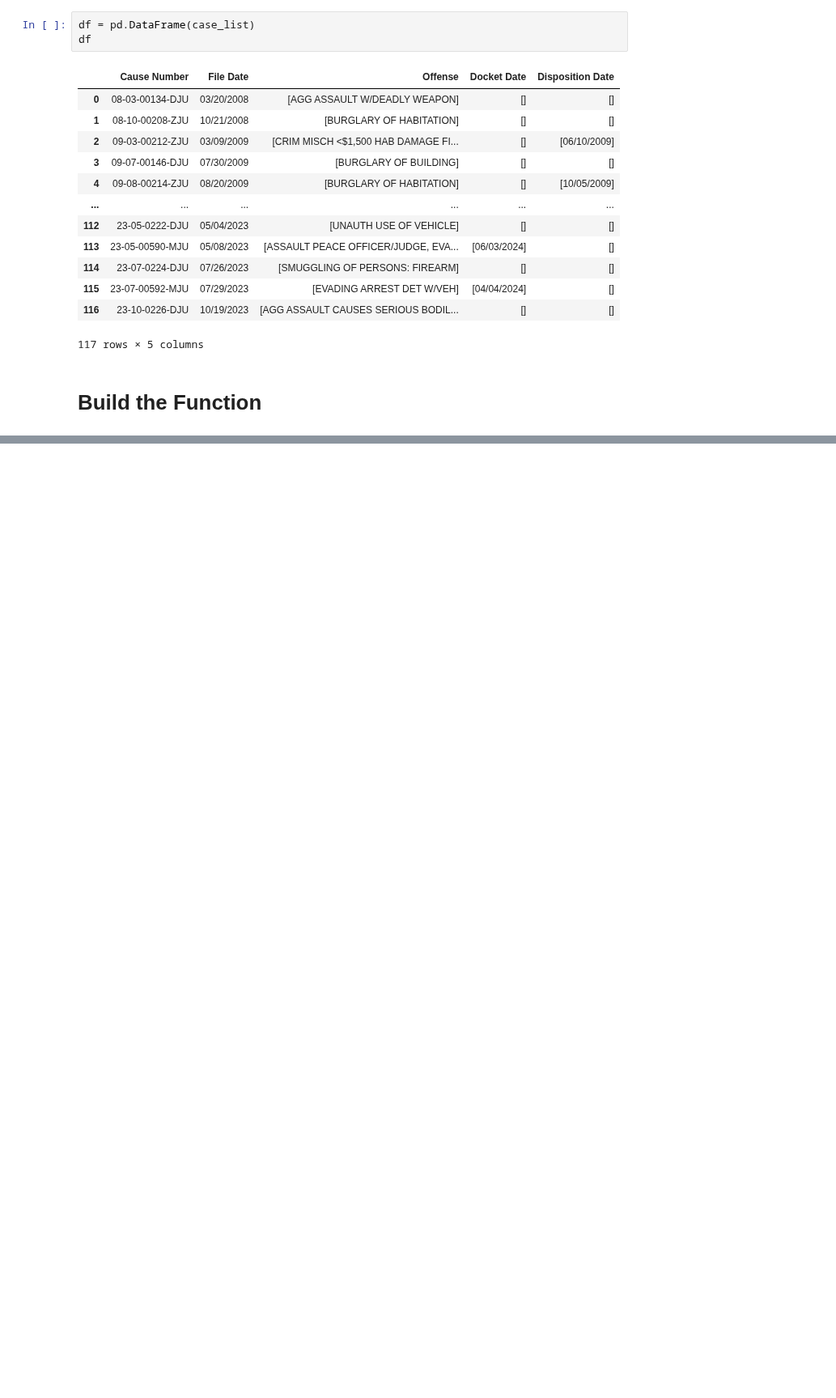
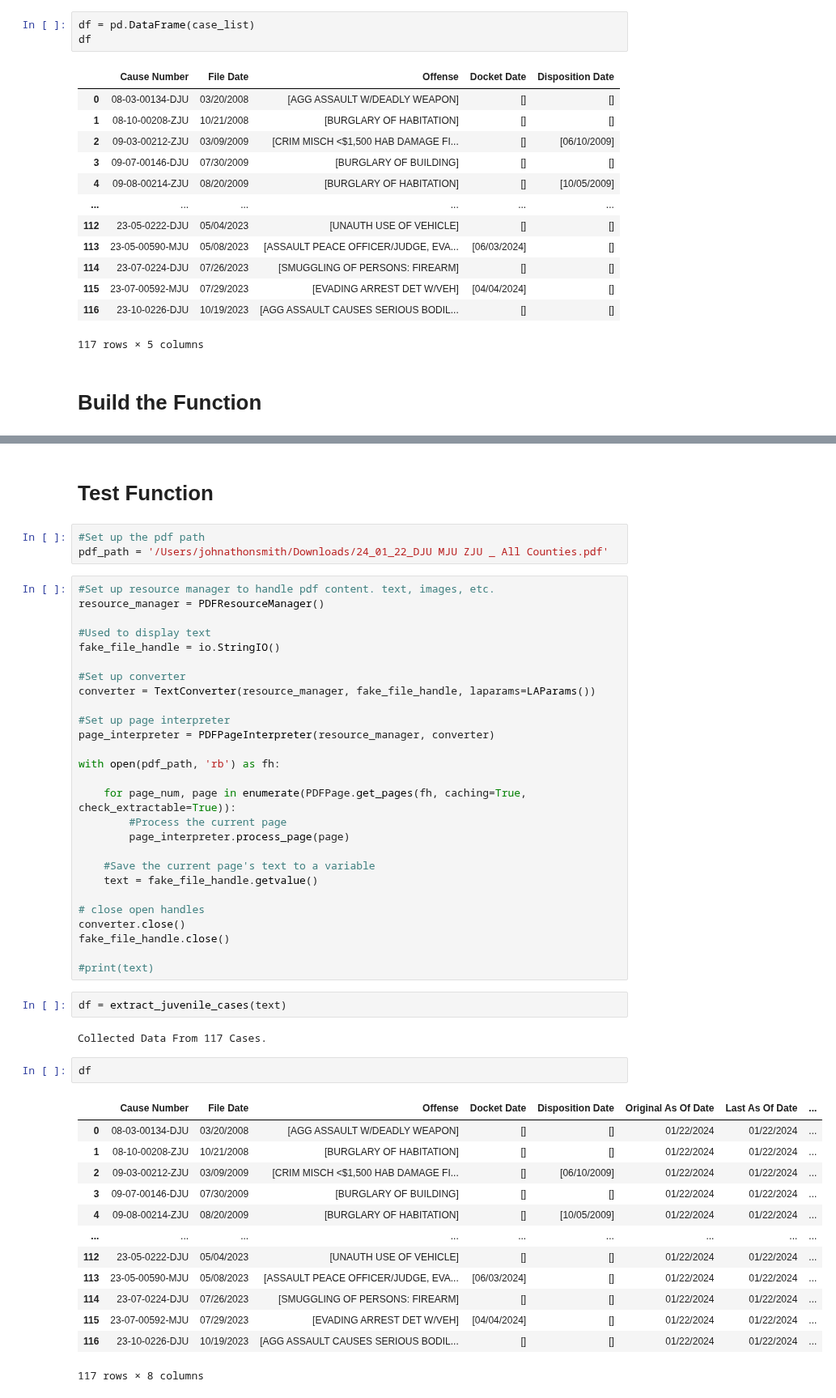
Before and after one commit to District-Court-293rd/293rd_pending_cases, a Jupyter notebook: archive/jsmith_juvenile_cases_2.ipynb, the cells around one changed output, grey strips where cells are left out. Shown at 81% size. Cells and saved outputs as stored; diff of their text form; blank space fills up the shorter version.

```diff
--- a/archive/jsmith_juvenile_cases_2.ipynb
+++ b/archive/jsmith_juvenile_cases_2.ipynb
@@ -316,0 +450,52 @@ df
+# %% [markdown]
+# Test Function
+# %%
+#Set up the pdf path
+pdf_path = '/Users/johnathonsmith/Downloads/24_01_22_DJU MJU ZJU _ All Counties.pdf'
+# %%
+#Set up resource manager to handle pdf content. text, images, etc.
+resource_manager = PDFResourceManager()
+
+#Used to display text
+fake_file_handle = io.StringIO()
+
+#Set up converter
+converter = TextConverter(resource_manager, fake_file_handle, laparams=LAParams())
+
+#Set up page interpreter
+page_interpreter = PDFPageInterpreter(resource_manager, converter)
+
+with open(pdf_path, 'rb') as fh:
+
+    for page_num, page in enumerate(PDFPage.get_pages(fh, caching=True, check_extractable=True)):
+        #Process the current page
+        page_interpreter.process_page(page)
+
+    #Save the current page's text to a variable
+    text = fake_file_handle.getvalue()
+
+# close open handles
+converter.close()
+fake_file_handle.close()
+
+#print(text)
+# %%
+df = extract_juvenile_cases(text)
+# %% [output]
+Collected Data From 117 Cases.
+# %%
+df
+# %% [output]
+|  | Cause Number | File Date | Offense | Docket Date | Disposition Date | Original As Of Date | Last As Of Date | ... |
+| 0 | 08-03-00134-DJU | 03/20/2008 | [AGG ASSAULT W/DEADLY WEAPON] | [] | [] | 01/22/2024 | 01/22/2024 | ... |
+| 1 | 08-10-00208-ZJU | 10/21/2008 | [BURGLARY OF HABITATION] | [] | [] | 01/22/2024 | 01/22/2024 | ... |
+| 2 | 09-03-00212-ZJU | 03/09/2009 | [CRIM MISCH <$1,500 HAB DAMAGE FI... | [] | [06/10/2009] | 01/22/2024 | 01/22/2024 | ... |
+| 3 | 09-07-00146-DJU | 07/30/2009 | [BURGLARY OF BUILDING] | [] | [] | 01/22/2024 | 01/22/2024 | ... |
+| 4 | 09-08-00214-ZJU | 08/20/2009 | [BURGLARY OF HABITATION] | [] | [10/05/2009] | 01/22/2024 | 01/22/2024 | ... |
+| ... | ... | ... | ... | ... | ... | ... | ... | ... |
+| 112 | 23-05-0222-DJU | 05/04/2023 | [UNAUTH USE OF VEHICLE] | [] | [] | 01/22/2024 | 01/22/2024 | ... |
+| 113 | 23-05-00590-MJU | 05/08/2023 | [ASSAULT PEACE OFFICER/JUDGE, EVA... | [06/03/2024] | [] | 01/22/2024 | 01/22/2024 | ... |
+| 114 | 23-07-0224-DJU | 07/26/2023 | [SMUGGLING OF PERSONS: FIREARM] | [] | [] | 01/22/2024 | 01/22/2024 | ... |
+| 115 | 23-07-00592-MJU | 07/29/2023 | [EVADING ARREST DET W/VEH] | [04/04/2024] | [] | 01/22/2024 | 01/22/2024 | ... |
+| 116 | 23-10-0226-DJU | 10/19/2023 | [AGG ASSAULT CAUSES SERIOUS BODIL... | [] | [] | 01/22/2024 | 01/22/2024 | ... |
+117 rows × 8 columns
```
Also changed, not shown: parts of 4 cells of this notebook, 1 other file.
